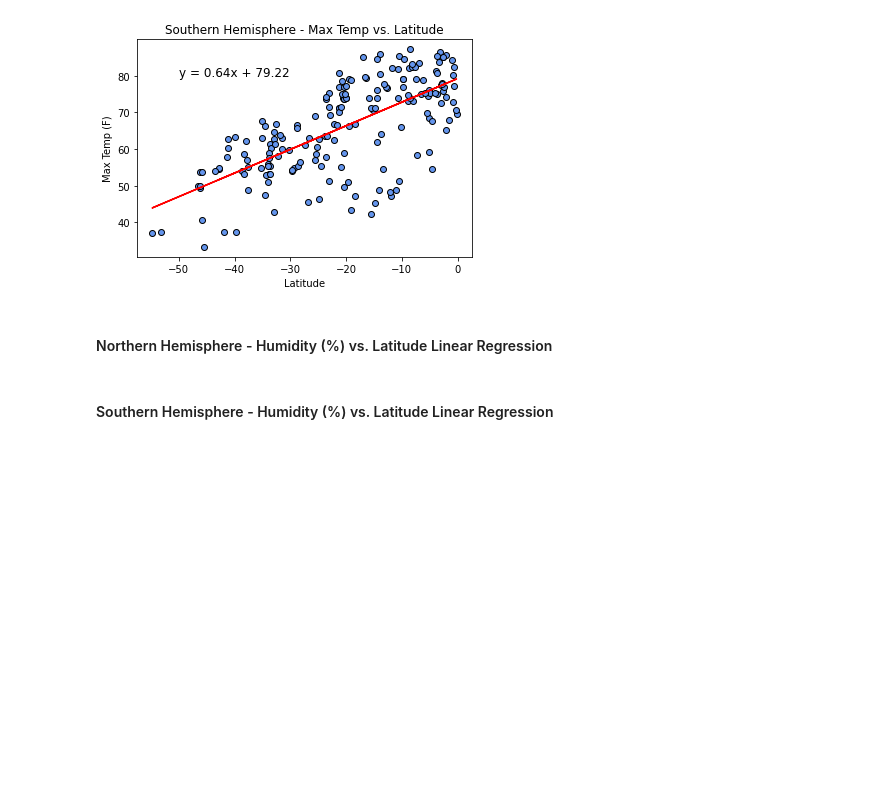
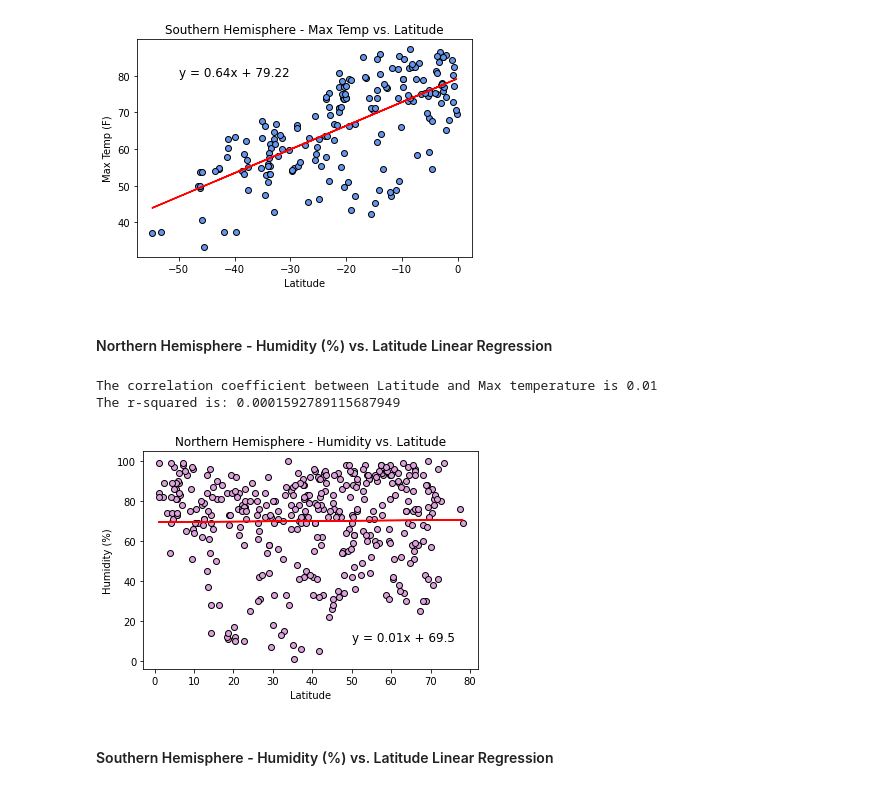
Before and after one commit to LP-116/python-api-challenge, a Jupyter notebook: WeatherPy/WeatherPy.ipynb, the cells around one changed output. Drawn from its saved outputs; the diff is of its cells as text; code cells hidden in the pictures; blank space fills up the shorter version.

```diff
--- a/WeatherPy/WeatherPy.ipynb
+++ b/WeatherPy/WeatherPy.ipynb
@@ -391,5 +391,32 @@ The r-squared is: 0.4632926647192736
 [figure]
 # %% [markdown]
 ####  Northern Hemisphere - Humidity (%) vs. Latitude Linear Regression
+# %%
+n_x_data = northern_df["Lat"]
+n_y_hum = northern_df["Humidity"]
+
+correlation = st.pearsonr(n_x_data, n_y_hum)
+print(f"The correlation coefficient between Latitude and Max temperature is {round(correlation[0],2)}")
+
+nhum_slope, nhum_int, nhum_r, nhum_p, nhum_std_err = linregress(n_x_data, n_y_hum)
+
+nhum_regress = n_x_data * nhum_slope + nhum_int
+
+nhum_line_eq = "y = " + str(round(nhum_slope,2)) + "x + " + str(round(nhum_int,2))
+
+print(f"The r-squared is: {nhum_r**2}")
+
+plt.plot(n_x_data, nhum_regress, "r-")
+plt.annotate(nhum_line_eq,(50,10), fontsize=12, color="black")
+plt.xlabel("Latitude")
+plt.ylabel("Humidity (%)")
+plt.title("Northern Hemisphere - Humidity vs. Latitude")
+plt.scatter(n_x_data, n_y_hum, marker="o", color="plum", edgecolor="black")
+plt.savefig("output_data/northern_lat_humidity.png", bbox_inches='tight');
+plt.show()
+# %% [output]
+The correlation coefficient between Latitude and Max temperature is 0.01
+The r-squared is: 0.0001592789115687949
+[figure, added]
 # %% [markdown]
 ####  Southern Hemisphere - Humidity (%) vs. Latitude Linear Regression
```
Also changed, not shown: parts of 3 cells of this notebook, 4 other files.
